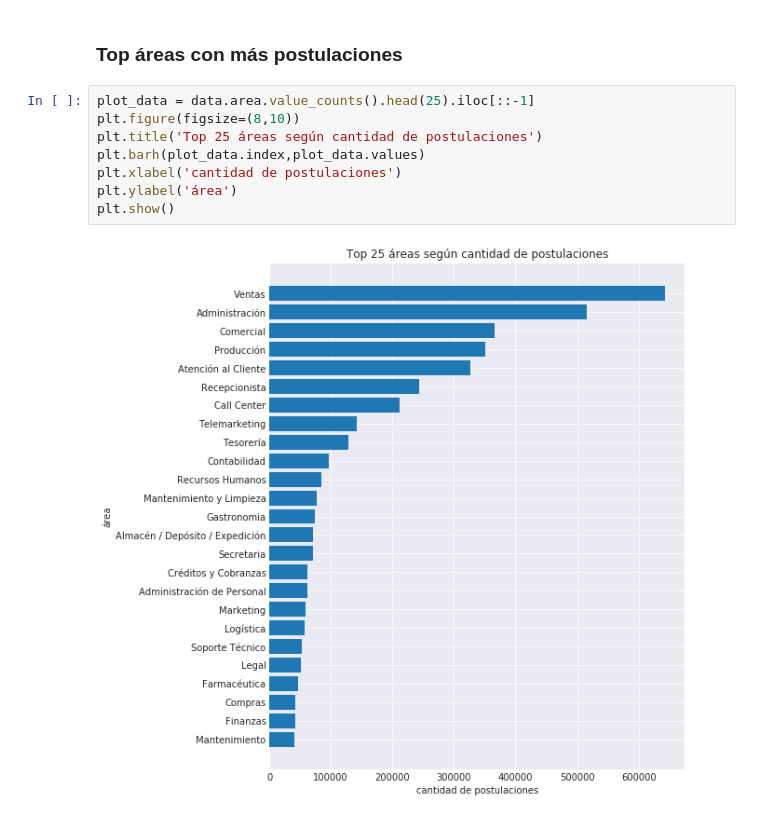
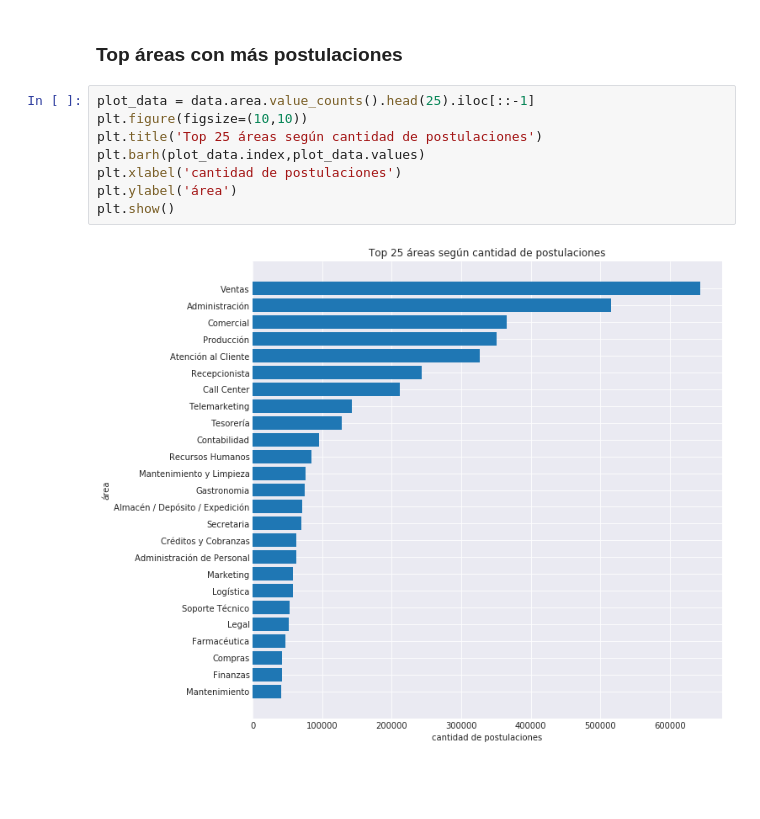
Before and after one commit to tbotalla/Datos1Q2018, a Jupyter notebook: parte1/Postulaciones.ipynb, the cells around one changed output. Drawn from its saved outputs; the diff is of its cells as text; blank space fills up the shorter version.

```diff
--- a/parte1/Postulaciones.ipynb
+++ b/parte1/Postulaciones.ipynb
@@ -135,11 +135,11 @@ plt.show()
 ### **Top áreas con más postulaciones**
 # %%
 plot_data = data.area.value_counts().head(25).iloc[::-1]
-plt.figure(figsize=(8,10))
+plt.figure(figsize=(10,10))
 plt.title('Top 25 áreas según cantidad de postulaciones')
 plt.barh(plot_data.index,plot_data.values)
 plt.xlabel('cantidad de postulaciones')
 plt.ylabel('área')
 plt.show()
 # %% [output]
-[figure, old version]
+[figure, new version]
```
Also changed, not shown: parts of 2 cells of this notebook.
